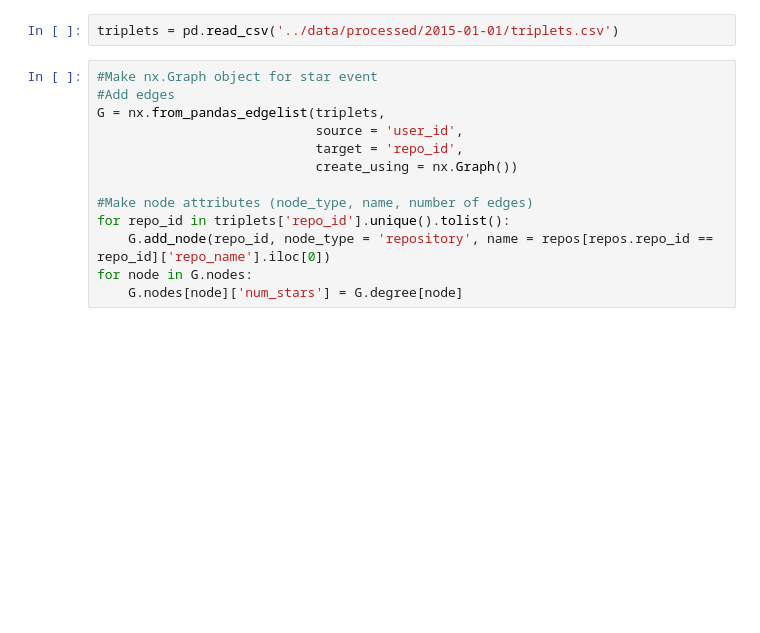
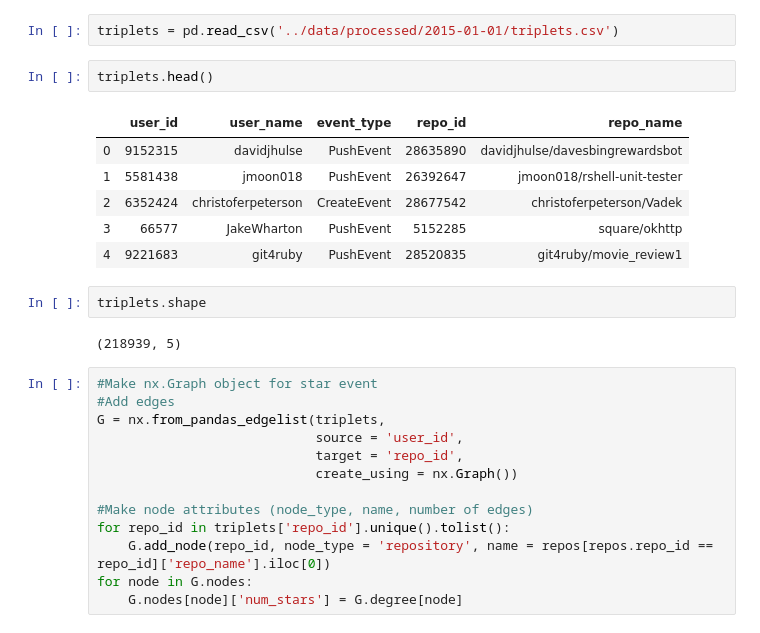
Before and after one commit to mzhangyb/Github-Network-Prediction, a Jupyter notebook: notebooks/model_fitting.ipynb, the cells around one changed output. Drawn from its saved outputs; the diff is of its cells as text; blank space fills up the shorter version.

```diff
--- a/notebooks/model_fitting.ipynb
+++ b/notebooks/model_fitting.ipynb
@@ -23,6 +23,19 @@ repos.head()
 5 rows × 52 columns
 # %%
 triplets = pd.read_csv('../data/processed/2015-01-01/triplets.csv')
+# %%
+triplets.head()
+# %% [output]
+|  | user_id | user_name | event_type | repo_id | repo_name |
+| 0 | 9152315 | davidjhulse | PushEvent | 28635890 | davidjhulse/davesbingrewardsbot |
+| 1 | 5581438 | jmoon018 | PushEvent | 26392647 | jmoon018/rshell-unit-tester |
+| 2 | 6352424 | christoferpeterson | CreateEvent | 28677542 | christoferpeterson/Vadek |
+| 3 | 66577 | JakeWharton | PushEvent | 5152285 | square/okhttp |
+| 4 | 9221683 | git4ruby | PushEvent | 28520835 | git4ruby/movie_review1 |
+# %%
+triplets.shape
+# %% [output]
+(218939, 5)
 # %%
 #Make nx.Graph object for star event
 #Add edges
```
Also changed, not shown: parts of 6 cells of this notebook, 3 other files.
